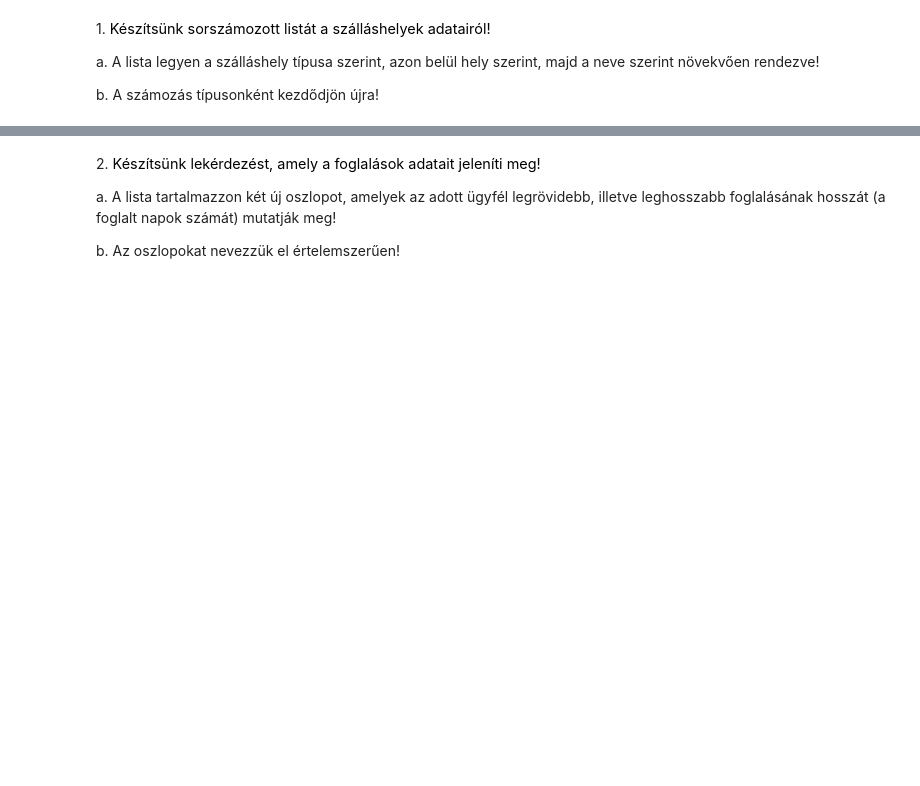
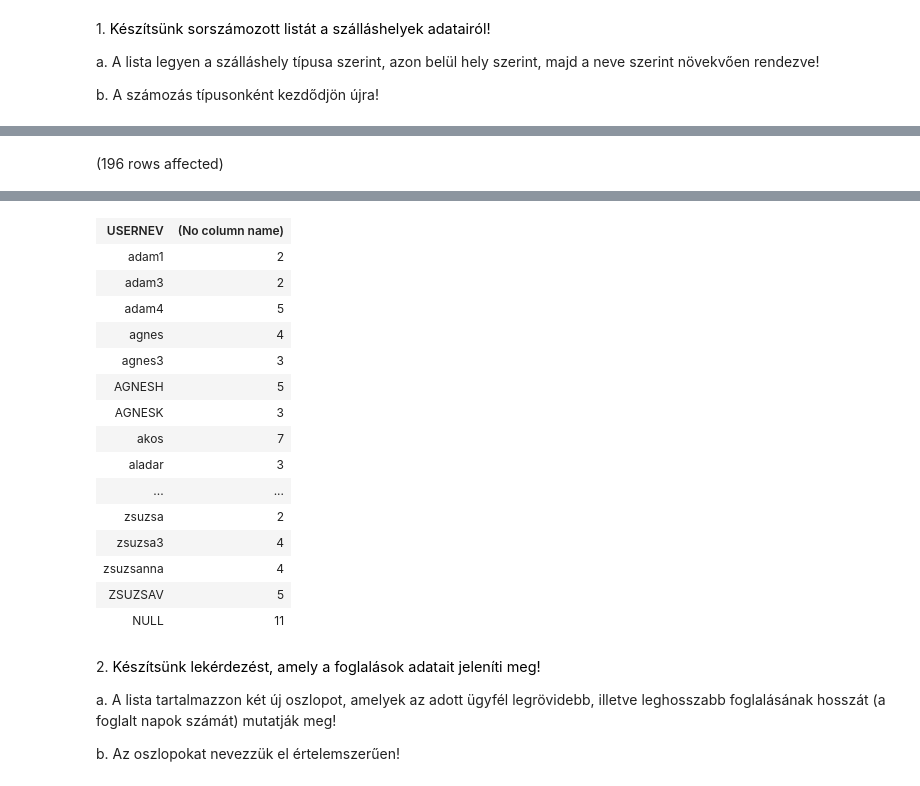
Before and after one commit to DeliMercedesz/sqlgyak03, a Jupyter notebook: gyakorlat06_feladatok (2).ipynb, the cells around one changed output, grey strips where cells are left out. Cells and saved outputs as stored; diff of their text form; code cells hidden in the pictures; blank space fills up the shorter version.

```diff
--- a/gyakorlat06_feladatok (2).ipynb
+++ b/gyakorlat06_feladatok (2).ipynb
@@ -28,0 +7,8 @@ Total execution time: 00:00:00.081
+# %%
+SELECT USERNEV, count(distinct szallashely.SZALLAS_NEV)
+FROm vendeg left join foglalas on vendeg.USERNEV = foglalas.UGYFEL_FK
+             join szoba on szoba.SZOBA_ID = foglalas.SZOBA_FK
+             join szallashely on szallashely.SZALLAS_ID = szoba.SZALLAS_FK
+group by rollup(usernev)
+# %% [output]
+(196 rows affected)
@@ -29,3 +16,19 @@ Total execution time: 00:00:00.081
+| USERNEV | (No column name) |
+| adam1 | 2 |
+| adam3 | 2 |
+| adam4 | 5 |
+| agnes | 4 |
+| agnes3 | 3 |
+| AGNESH | 5 |
+| AGNESK | 3 |
+| akos | 7 |
+| aladar | 3 |
+| ... | ... |
+| zsuzsa | 2 |
+| zsuzsa3 | 4 |
+| zsuzsanna | 4 |
+| ZSUZSAV | 5 |
+| NULL | 11 |
 # %% [markdown]
 2. <span style="background-color: rgb(255, 255, 255); color: rgb(0, 0, 0); font-family: &quot;Open Sans&quot;, sans-serif; font-size: 14.44px;">Készítsünk lekérdezést, amely a foglalások adatait jeleníti meg!&nbsp;</span>
 
```
Also changed, not shown: parts of 9 cells of this notebook.
